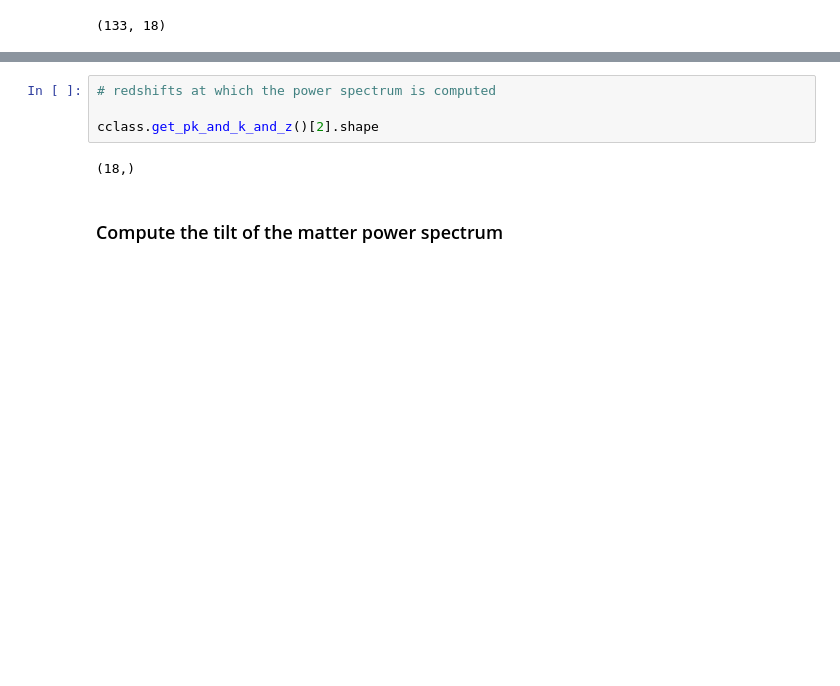
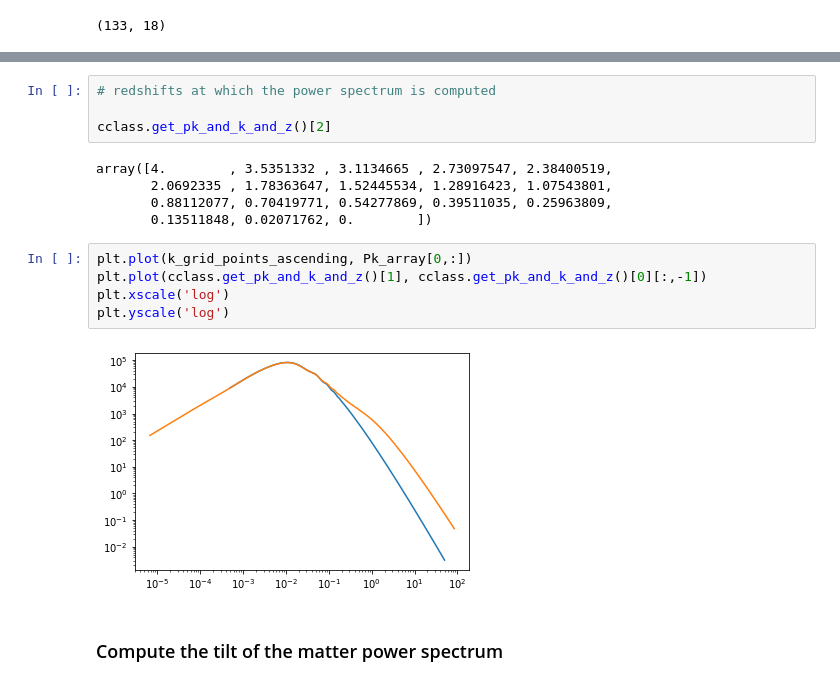
Before and after one commit to anikhalder/i3PCF, a Jupyter notebook: src/tests.ipynb, the cells around one changed output, grey strips where cells are left out. Drawn from its saved outputs; the diff is of its cells as text; blank space fills up the shorter version.

```diff
--- a/src/tests.ipynb
+++ b/src/tests.ipynb
@@ -197,9 +213,19 @@ cclass.get_pk_and_k_and_z()[1].shape
 # %%
 # redshifts at which the power spectrum is computed
 
-cclass.get_pk_and_k_and_z()[2].shape
+cclass.get_pk_and_k_and_z()[2]
 # %% [output]
-(18,)
+array([4.        , 3.5351332 , 3.1134665 , 2.73097547, 2.38400519,
+       2.0692335 , 1.78363647, 1.52445534, 1.28916423, 1.07543801,
+       0.88112077, 0.70419771, 0.54277869, 0.39511035, 0.25963809,
+       0.13511848, 0.02071762, 0.        ])
+# %%
+plt.plot(k_grid_points_ascending, Pk_array[0,:])
+plt.plot(cclass.get_pk_and_k_and_z()[1], cclass.get_pk_and_k_and_z()[0][:,-1])
+plt.xscale('log')
+plt.yscale('log')
+# %% [output]
+[figure, added]
 # %% [markdown]
 ### Compute the tilt of the matter power spectrum
 # %%
```
Also changed, not shown: parts of 2 cells of this notebook, 1 other file.
